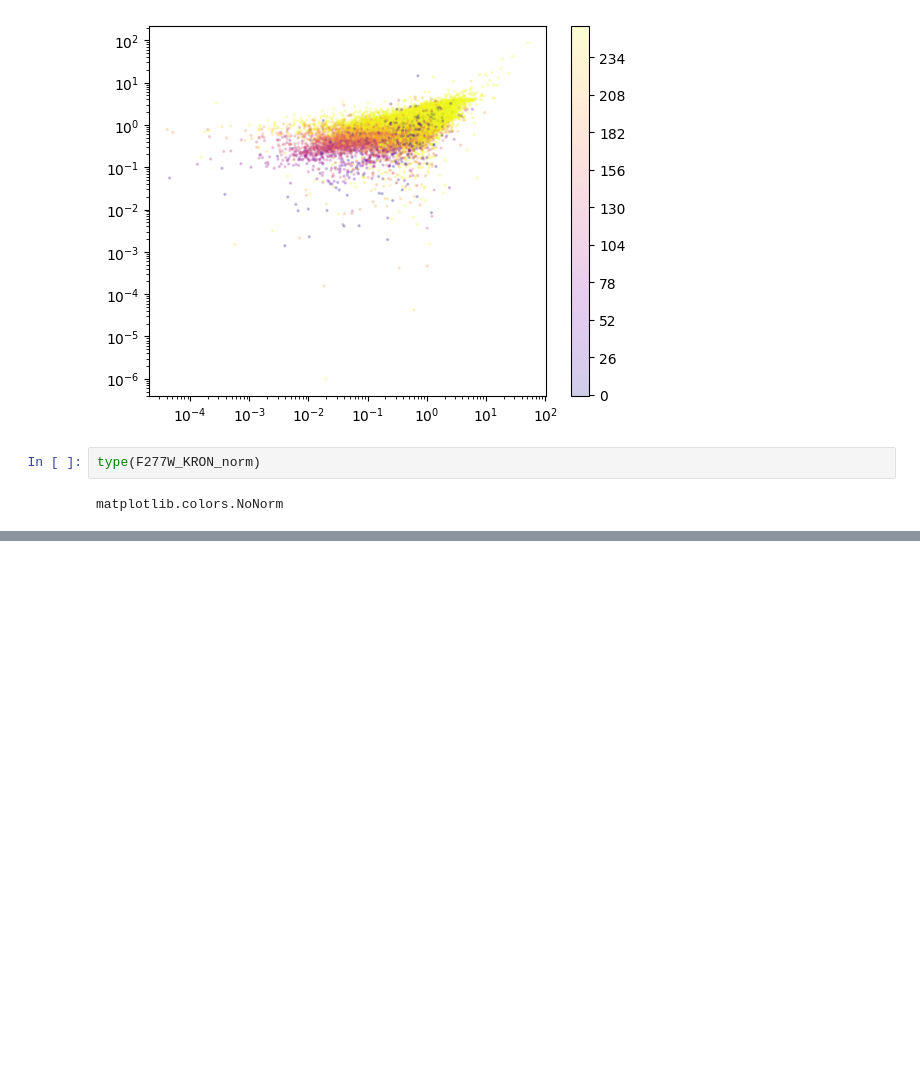
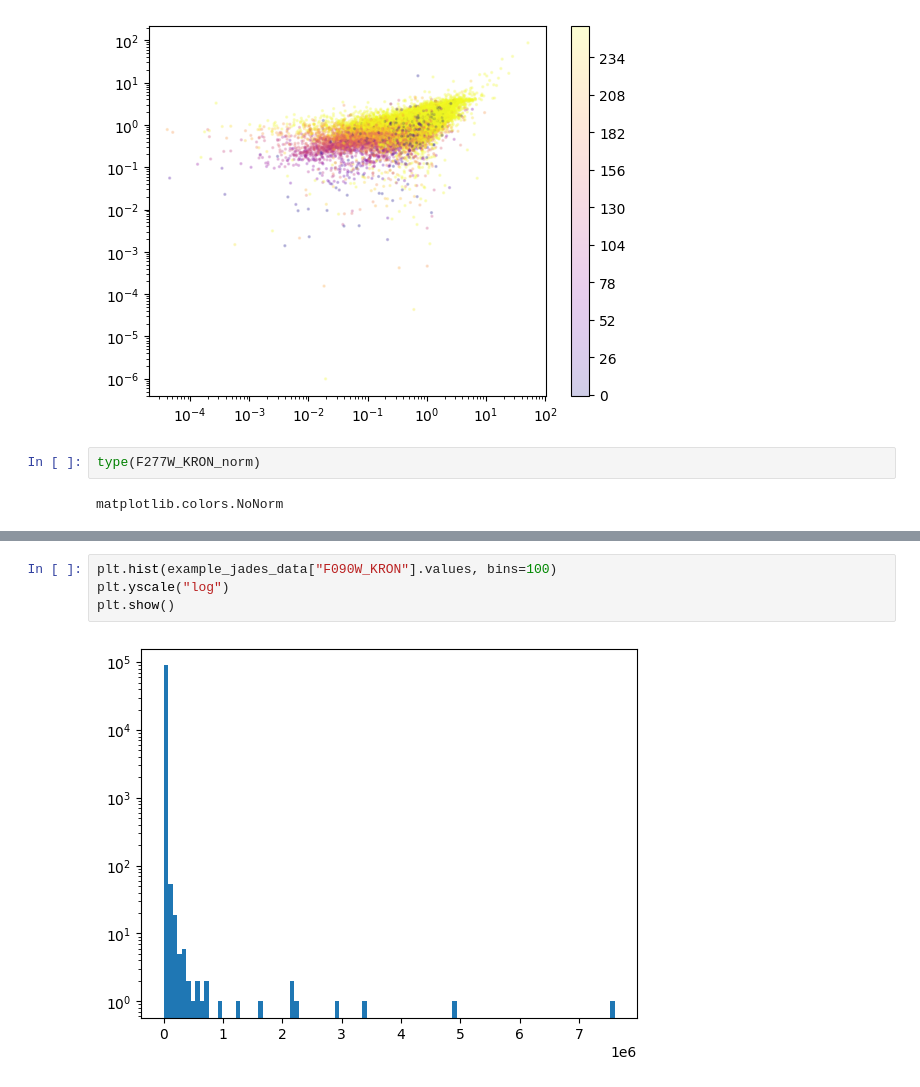
Before and after one commit to juliana-karp/scatterscale, a Jupyter notebook: sandbox.ipynb, the cells around one changed output, grey strips where cells are left out. Saved outputs shown, nothing was run; the diff lists cells and outputs as text; blank space fills up the shorter version.

```diff
--- a/sandbox.ipynb
+++ b/sandbox.ipynb
@@ -269,0 +358,6 @@ matplotlib.colors.NoNorm
+# %%
+plt.hist(example_jades_data["F090W_KRON"].values, bins=100)
+plt.yscale("log")
+plt.show()
+# %% [output]
+[figure, added]
```
Also changed, not shown: parts of 11 cells of this notebook, 2 other files.
